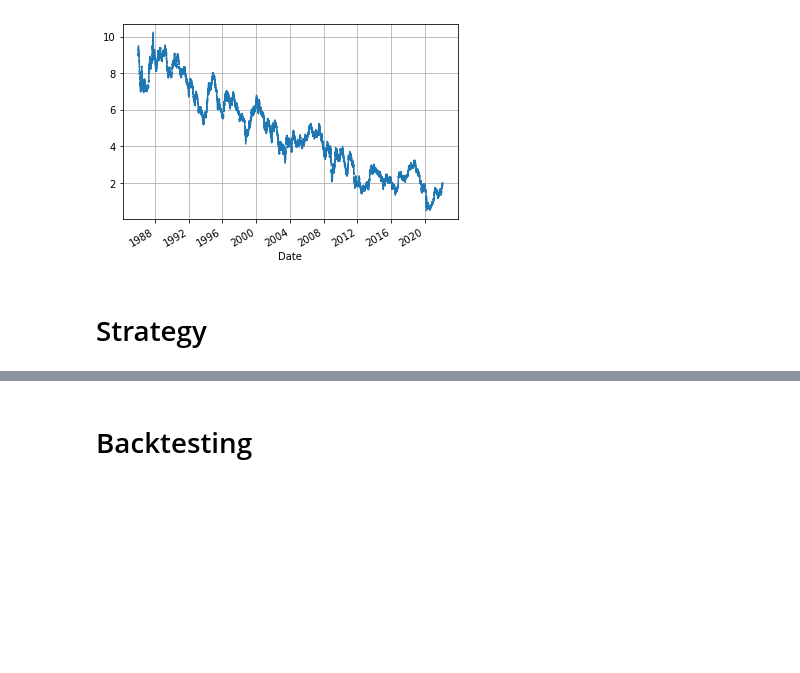
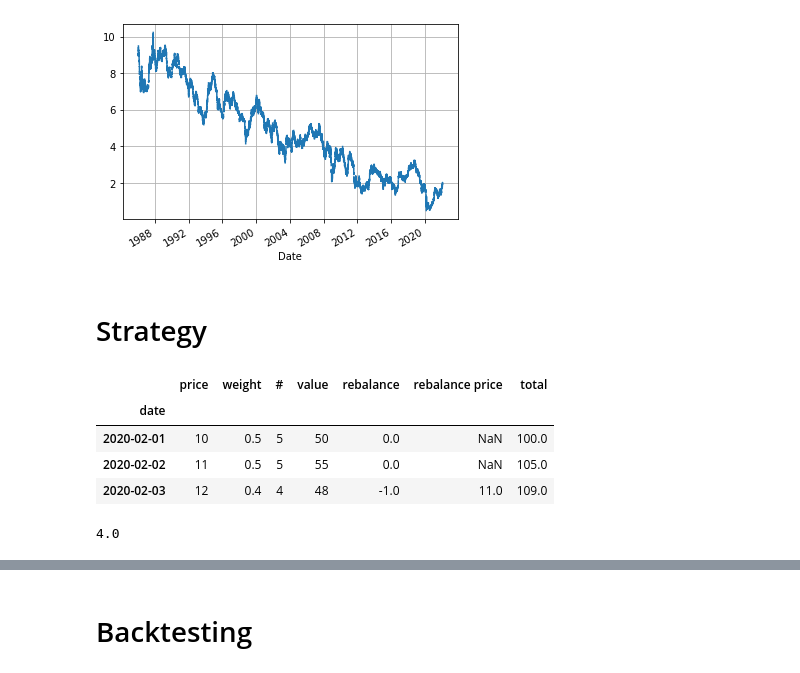
Before and after one commit to Northern125/ffin-task-2022-01, a Jupyter notebook: task_1.ipynb, the cells around one changed output, grey strips where cells are left out. Saved outputs shown, nothing was run; the diff lists cells and outputs as text; code cells hidden in the pictures; blank space fills up the shorter version.

```diff
--- a/task_1.ipynb
+++ b/task_1.ipynb
@@ -104,0 +122,12 @@ plt.show()
+# %%
+portfolio.xs('VFINX', axis='columns', level='sec')
+# %% [output]
+|  | price | weight | # | value | rebalance | rebalance price | total |
+| date |  |  |  |  |  |  |  |
+| 2020-02-01 | 10 | 0.5 | 5 | 50 | 0.0 | NaN | 100.0 |
+| 2020-02-02 | 11 | 0.5 | 5 | 55 | 0.0 | NaN | 105.0 |
+| 2020-02-03 | 12 | 0.4 | 4 | 48 | -1.0 | 11.0 | 109.0 |
+# %%
+portfolio.iloc[-1]['#']['VFINX']
+# %% [output]
+4.0
```
Also changed, not shown: parts of 14 cells of this notebook.
